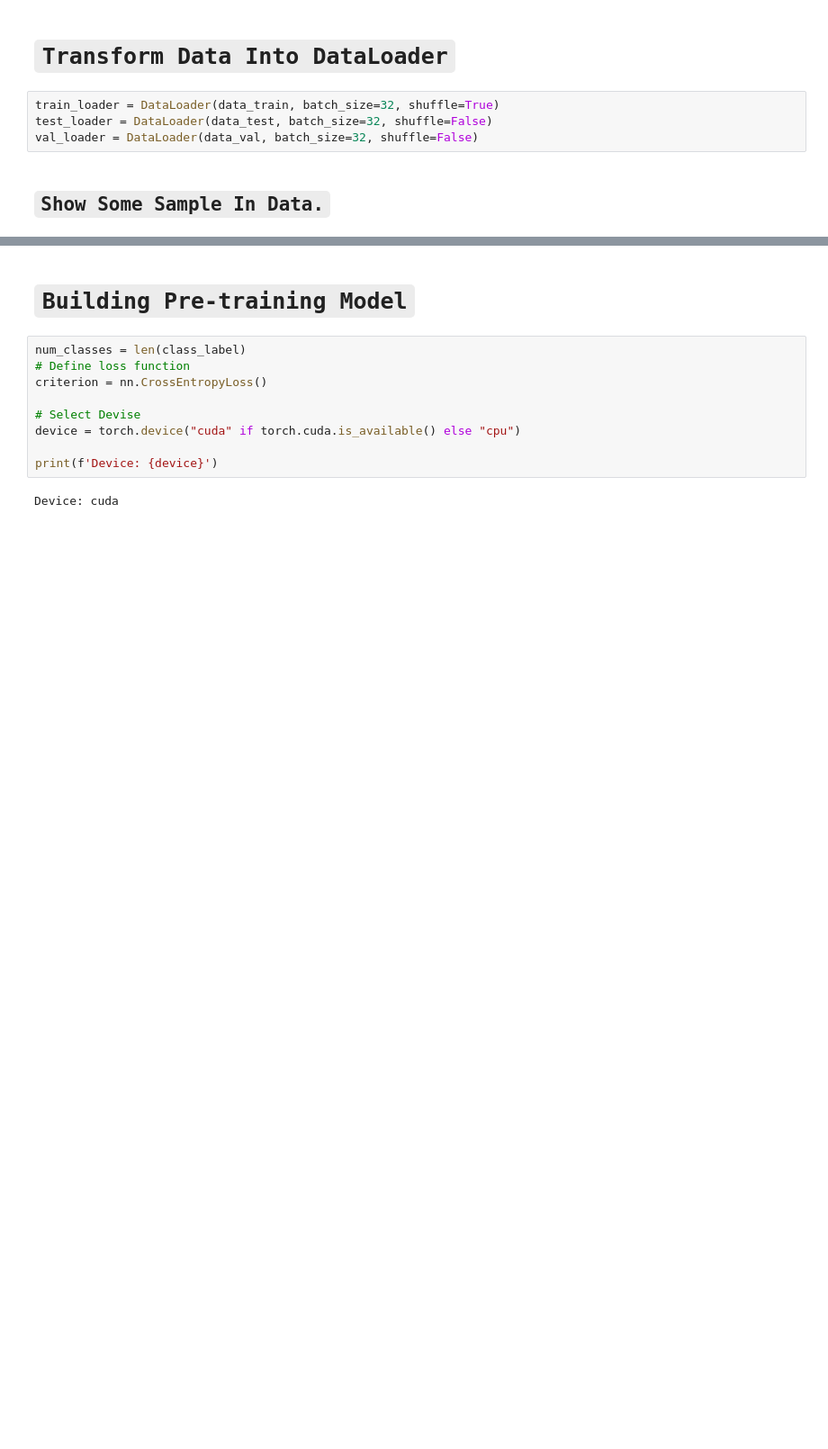
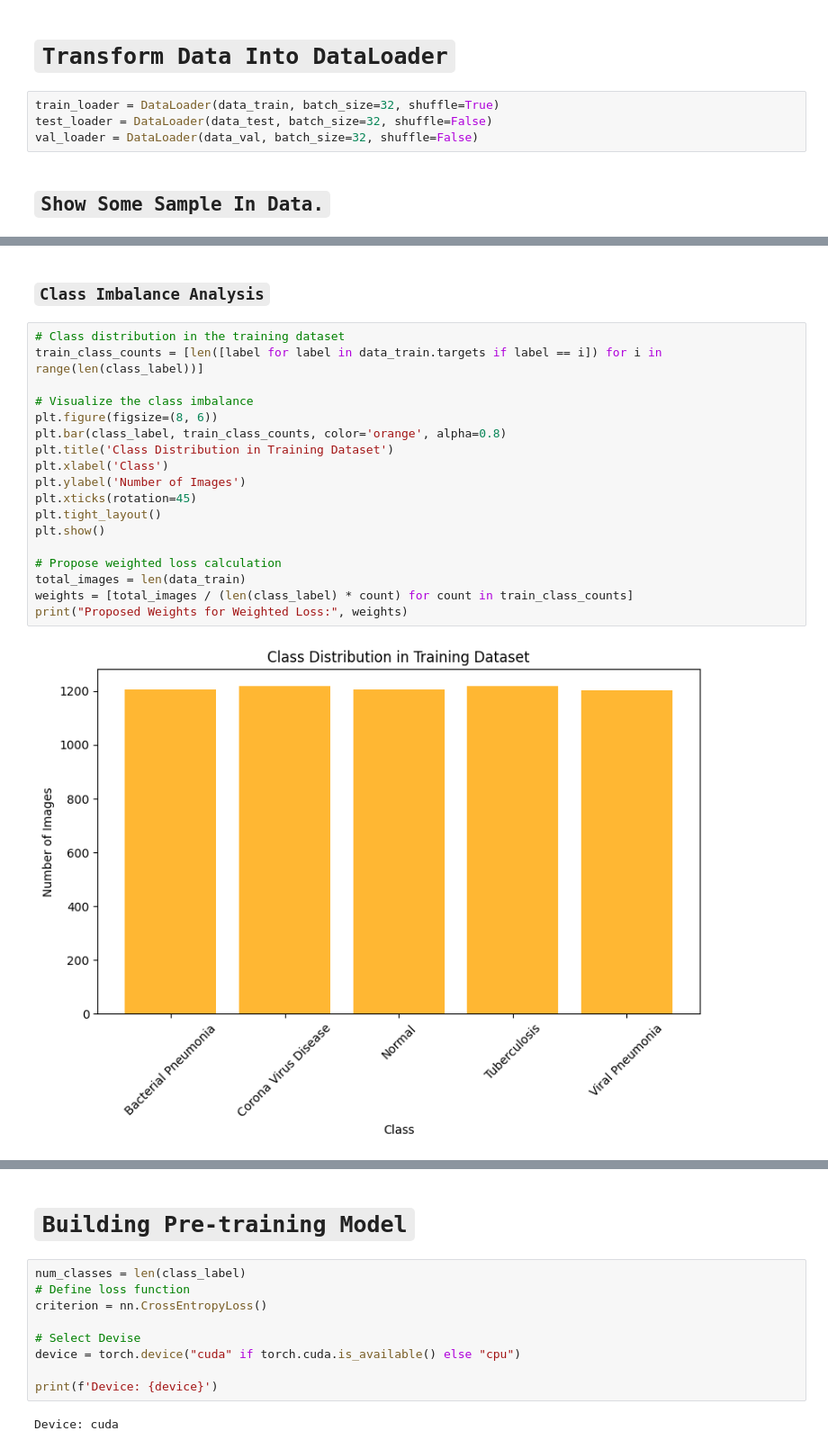
Before and after one commit to Osama-Abo-Bakr/Chest_X-ray_Detection, a Jupyter notebook: DL_Final_project.ipynb, the cells around one changed output, grey strips where cells are left out. Shown at 90% size. Saved outputs shown, nothing was run; the diff lists cells and outputs as text; blank space fills up the shorter version.

```diff
--- a/DL_Final_project.ipynb
+++ b/DL_Final_project.ipynb
@@ -192,0 +317,22 @@ plt.show()
+# %% [markdown]
+### `Class Imbalance Analysis`
+# %%
+# Class distribution in the training dataset
+train_class_counts = [len([label for label in data_train.targets if label == i]) for i in range(len(class_label))]
+
+# Visualize the class imbalance
+plt.figure(figsize=(8, 6))
+plt.bar(class_label, train_class_counts, color='orange', alpha=0.8)
+plt.title('Class Distribution in Training Dataset')
+plt.xlabel('Class')
+plt.ylabel('Number of Images')
+plt.xticks(rotation=45)
+plt.tight_layout()
+plt.show()
+
+# Propose weighted loss calculation
+total_images = len(data_train)
+weights = [total_images / (len(class_label) * count) for count in train_class_counts]
+print("Proposed Weights for Weighted Loss:", weights)
+# %% [output]
+[figure, added]
```
Also changed, not shown: parts of 14 cells of this notebook.
